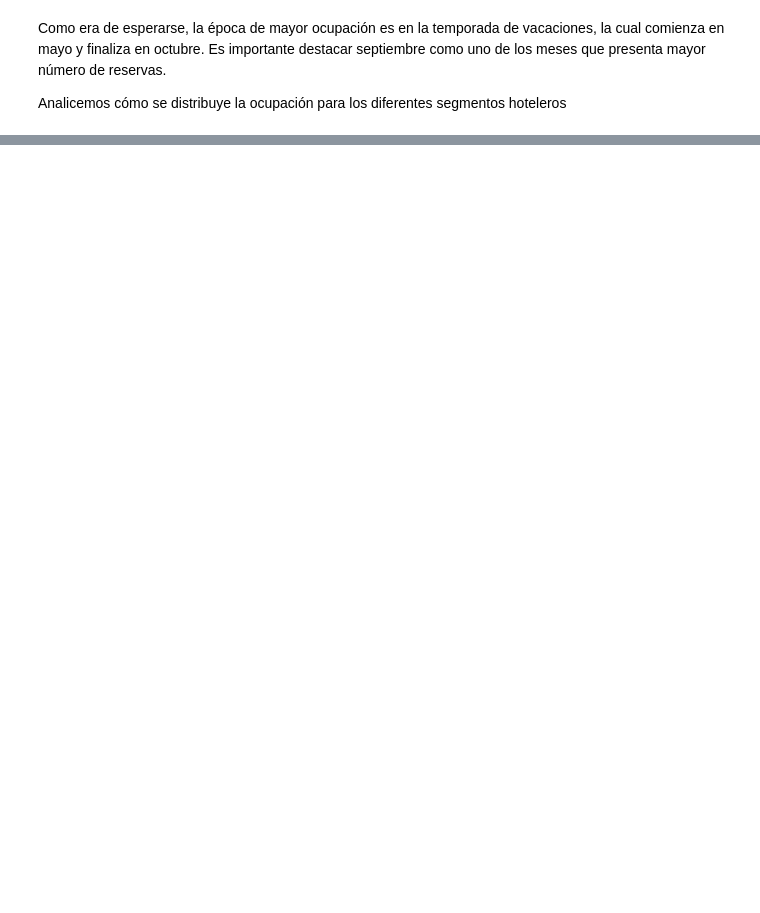
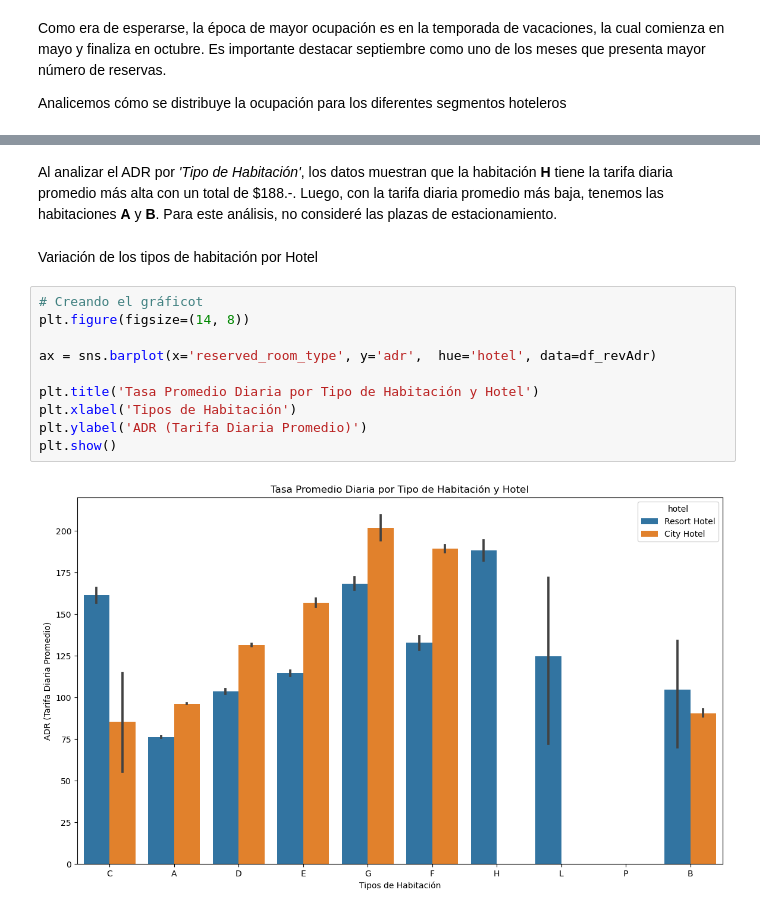
Before and after one commit to nachogalasso/da_python, a Jupyter notebook: hotel_bookings/hb_analysis_esp.ipynb, the cells around one changed output, grey strips where cells are left out. Drawn from its saved outputs; the diff is of its cells as text; blank space fills up the shorter version.

```diff
--- a/hotel_bookings/hb_analysis_esp.ipynb
+++ b/hotel_bookings/hb_analysis_esp.ipynb
@@ -1051,0 +803,16 @@ Name: country, dtype: int64
+# %% [markdown]
+<p>Al analizar el ADR por <i>'Tipo de Habitación'</i>, los datos muestran que la habitación <b>H</b> tiene la tarifa diaria promedio más alta con un total de $188.-. Luego, con la tarifa diaria promedio más baja, tenemos las habitaciones <b>A</b> y <b>B</b>. Para este análisis, no consideré las plazas de estacionamiento.</p>
+# %% [markdown]
+<p>Variación de los tipos de habitación por Hotel</p>
+# %%
+# Creando el gráficot
+plt.figure(figsize=(14, 8))
+
+ax = sns.barplot(x='reserved_room_type', y='adr',  hue='hotel', data=df_revAdr)
+
+plt.title('Tasa Promedio Diaria por Tipo de Habitación y Hotel')
+plt.xlabel('Tipos de Habitación')
+plt.ylabel('ADR (Tarifa Diaria Promedio)')
+plt.show()
+# %% [output]
+[figure, added]
```
Also changed, not shown: parts of 85 cells of this notebook.
